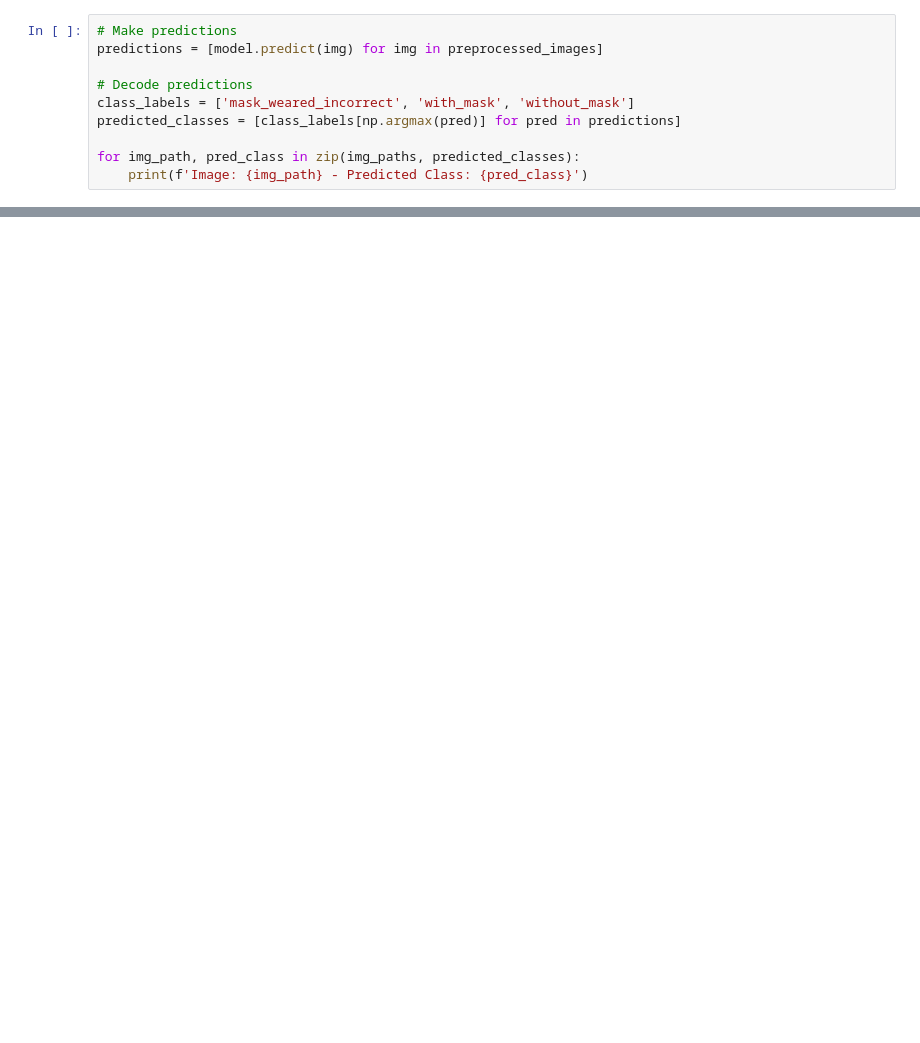
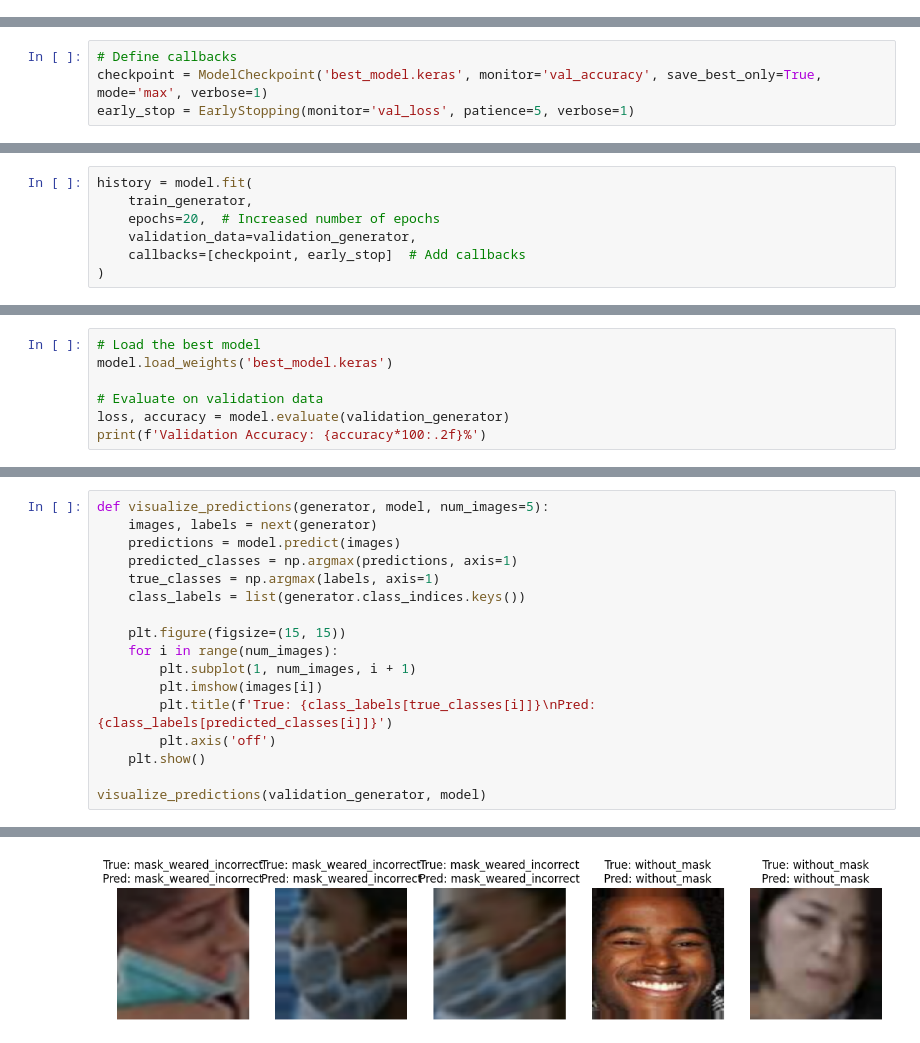
Before and after one commit to faris-hamdi/Face-Mask_Detection, a Jupyter notebook: mask_detection_Project.ipynb, the cells around one changed output, grey strips where cells are left out. Drawn from its saved outputs; the diff is of its cells as text; blank space fills up the shorter version.

Commit message:
Kaggle Notebook | mask_detection_Using_CNN_MobileNetV2.ipynb | Version 9

```diff
--- a/mask_detection_Project.ipynb
+++ b/mask_detection_Project.ipynb
@@ -255,10 +0,0 @@ preprocessed_images = [preprocess_image(img_path) for img_path in img_paths]
-# %%
-# Make predictions
-predictions = [model.predict(img) for img in preprocessed_images]
-
-# Decode predictions
-class_labels = ['mask_weared_incorrect', 'with_mask', 'without_mask']
-predicted_classes = [class_labels[np.argmax(pred)] for pred in predictions]
-
-for img_path, pred_class in zip(img_paths, predicted_classes):
-    print(f'Image: {img_path} - Predicted Class: {pred_class}')
@@ -289,0 +149,4 @@ display_images_with_predictions(img_paths, predicted_classes)
+# %%
+# Define callbacks
+checkpoint = ModelCheckpoint('best_model.keras', monitor='val_accuracy', save_best_only=True, mode='max', verbose=1)
+early_stop = EarlyStopping(monitor='val_loss', patience=5, verbose=1)
@@ -289,0 +159,7 @@ display_images_with_predictions(img_paths, predicted_classes)
+# %%
+history = model.fit(
+    train_generator,
+    epochs=20,  # Increased number of epochs
+    validation_data=validation_generator,
+    callbacks=[checkpoint, early_stop]  # Add callbacks
+)
@@ -289,0 +196,7 @@ display_images_with_predictions(img_paths, predicted_classes)
+# %%
+# Load the best model
+model.load_weights('best_model.keras')
+
+# Evaluate on validation data
+loss, accuracy = model.evaluate(validation_generator)
+print(f'Validation Accuracy: {accuracy*100:.2f}%')
@@ -289,0 +288,18 @@ display_images_with_predictions(img_paths, predicted_classes)
+# %%
+def visualize_predictions(generator, model, num_images=5):
+    images, labels = next(generator)
+    predictions = model.predict(images)
+    predicted_classes = np.argmax(predictions, axis=1)
+    true_classes = np.argmax(labels, axis=1)
+    class_labels = list(generator.class_indices.keys())
+
+    plt.figure(figsize=(15, 15))
+    for i in range(num_images):
+        plt.subplot(1, num_images, i + 1)
+        plt.imshow(images[i])
+        plt.title(f'True: {class_labels[true_classes[i]]}\nPred: {class_labels[predicted_classes[i]]}')
+        plt.axis('off')
+    plt.show()
+
+visualize_predictions(validation_generator, model)
+# %% [output]
@@ -289,0 +307 @@ display_images_with_predictions(img_paths, predicted_classes)
+[figure, added]
```
Also changed, not shown: parts of 39 cells of this notebook.
